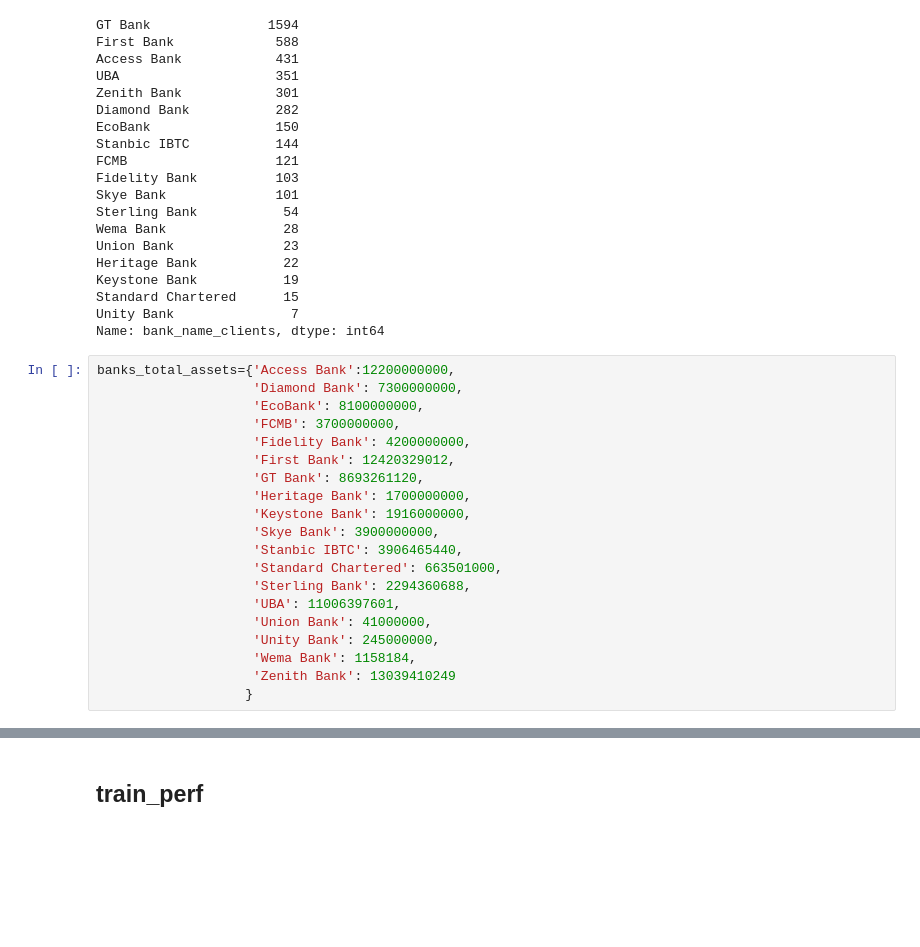
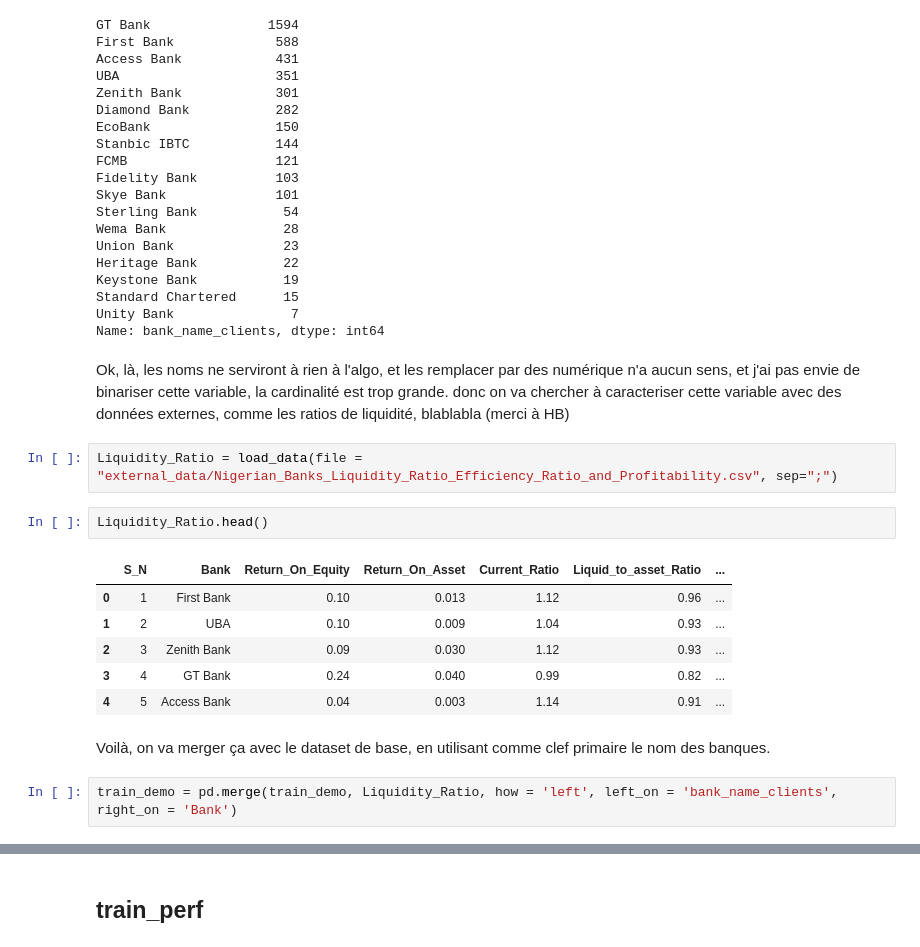
Before and after one commit to mlabarrere/Data-Science-Nigeria-Challenge-1-Loan-Default-Prediction, a Jupyter notebook: Notebook 0 Data_Analysis.ipynb, the cells around one changed output, grey strips where cells are left out. Drawn from its saved outputs; the diff is of its cells as text; blank space fills up the shorter version.

Commit message:
banks

```diff
--- a/Notebook 0 Data_Analysis.ipynb
+++ b/Notebook 0 Data_Analysis.ipynb
@@ -220,23 +227,20 @@ Keystone Bank           19
 Standard Chartered      15
 Unity Bank               7
 Name: bank_name_clients, dtype: int64
-# %%
-banks_total_assets={'Access Bank':12200000000,
-                    'Diamond Bank': 7300000000,
-                    'EcoBank': 8100000000,
-                    'FCMB': 3700000000,
-                    'Fidelity Bank': 4200000000,
-                    'First Bank': 12420329012,
-                    'GT Bank': 8693261120,
-                    'Heritage Bank': 1700000000,
-                    'Keystone Bank': 1916000000,
-                    'Skye Bank': 3900000000,
-                    'Stanbic IBTC': 3906465440,
-                    'Standard Chartered': 663501000,
-                    'Sterling Bank': 2294360688,
-                    'UBA': 11006397601,
-                    'Union Bank': 41000000,
-                    'Unity Bank': 245000000,
-                    'Wema Bank': 1158184,
-                    'Zenith Bank': 13039410249
-                   }
+# %% [markdown]
+Ok, là, les noms ne serviront à rien à l'algo, et les remplacer par des numérique n'a aucun sens, et j'ai pas envie de binariser cette variable, la cardinalité est trop grande. donc on va chercher à caracteriser cette variable avec des données externes, comme les ratios de liquidité, blablabla (merci à HB)
+# %%
+Liquidity_Ratio = load_data(file = "external_data/Nigerian_Banks_Liquidity_Ratio_Efficiency_Ratio_and_Profitability.csv", sep=";")
+# %%
+Liquidity_Ratio.head()
+# %% [output]
+|  | S_N | Bank | Return_On_Equity | Return_On_Asset | Current_Ratio | Liquid_to_asset_Ratio | ... |
+| 0 | 1 | First Bank | 0.10 | 0.013 | 1.12 | 0.96 | ... |
+| 1 | 2 | UBA | 0.10 | 0.009 | 1.04 | 0.93 | ... |
+| 2 | 3 | Zenith Bank | 0.09 | 0.030 | 1.12 | 0.93 | ... |
+| 3 | 4 | GT Bank | 0.24 | 0.040 | 0.99 | 0.82 | ... |
+| 4 | 5 | Access Bank | 0.04 | 0.003 | 1.14 | 0.91 | ... |
+# %% [markdown]
+Voilà, on va merger ça avec le dataset de base, en utilisant comme clef primaire le nom des banques.
+# %%
+train_demo = pd.merge(train_demo, Liquidity_Ratio, how = 'left', left_on = 'bank_name_clients', right_on = 'Bank')
```
Also changed, not shown: parts of 12 cells of this notebook, 1 other file.
